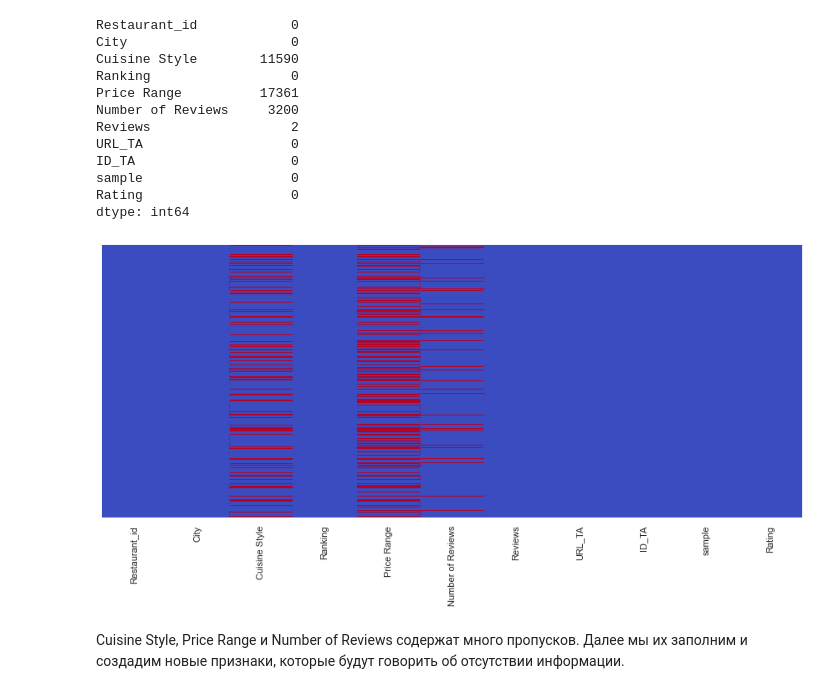
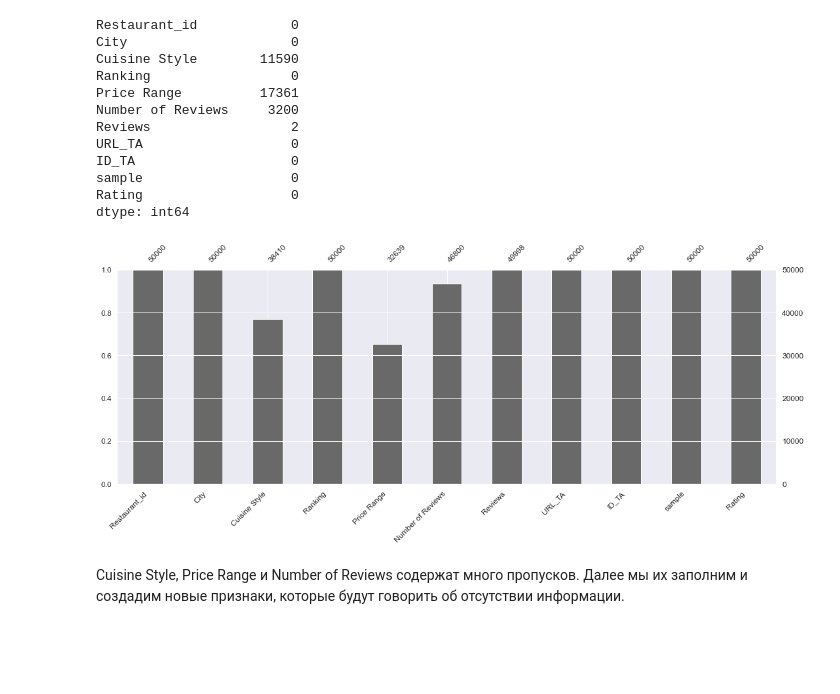
Before and after one commit to rndxx/SkillFactory, a Jupyter notebook: module_3/tripadvisor rating.ipynb, the cells around one changed output. Cells and saved outputs as stored; diff of their text form; code cells hidden in the pictures; blank space fills up the shorter version.

```diff
--- a/module_3/tripadvisor rating.ipynb
+++ b/module_3/tripadvisor rating.ipynb
@@ -232,11 +233,10 @@ ID_TA                    0
 sample                   0
 Rating                   0
 dtype: int64
-# %%
-plt.figure(figsize=(15,6))
-sns.heatmap(data.isna(), yticklabels=False, cbar=False, cmap='coolwarm');
-# %% [output]
-[figure, removed]
+# %%
+msno.bar(data, figsize=(18, 6),  fontsize=12);
+# %% [output]
+[figure, added]
 # %% [markdown]
 Cuisine Style, Price Range и Number of Reviews содержат много пропусков. Далее мы их заполним и создадим новые признаки, которые будут говорить об отсутствии информации.
 # %% [markdown]
```
Also changed, not shown: parts of 21 cells of this notebook, 2 other files.
